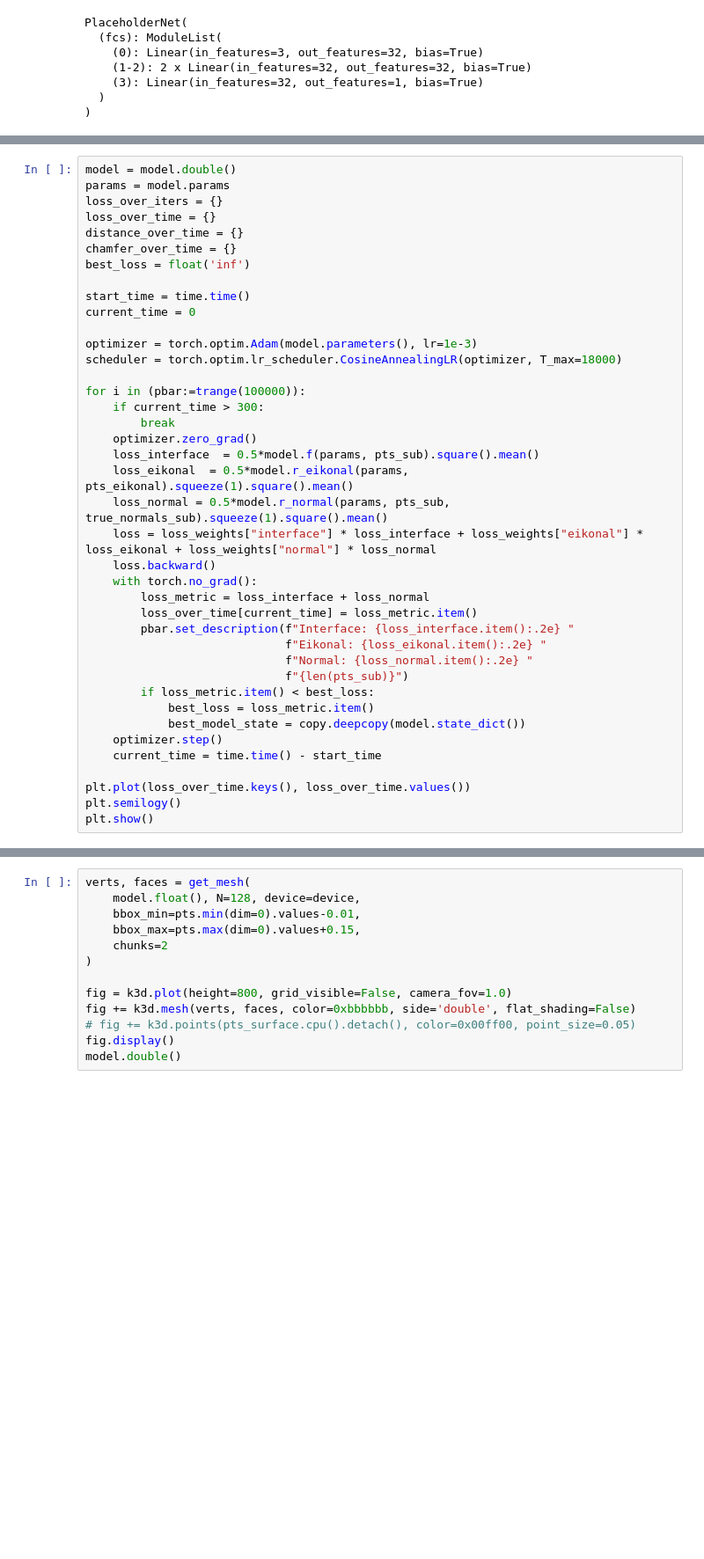
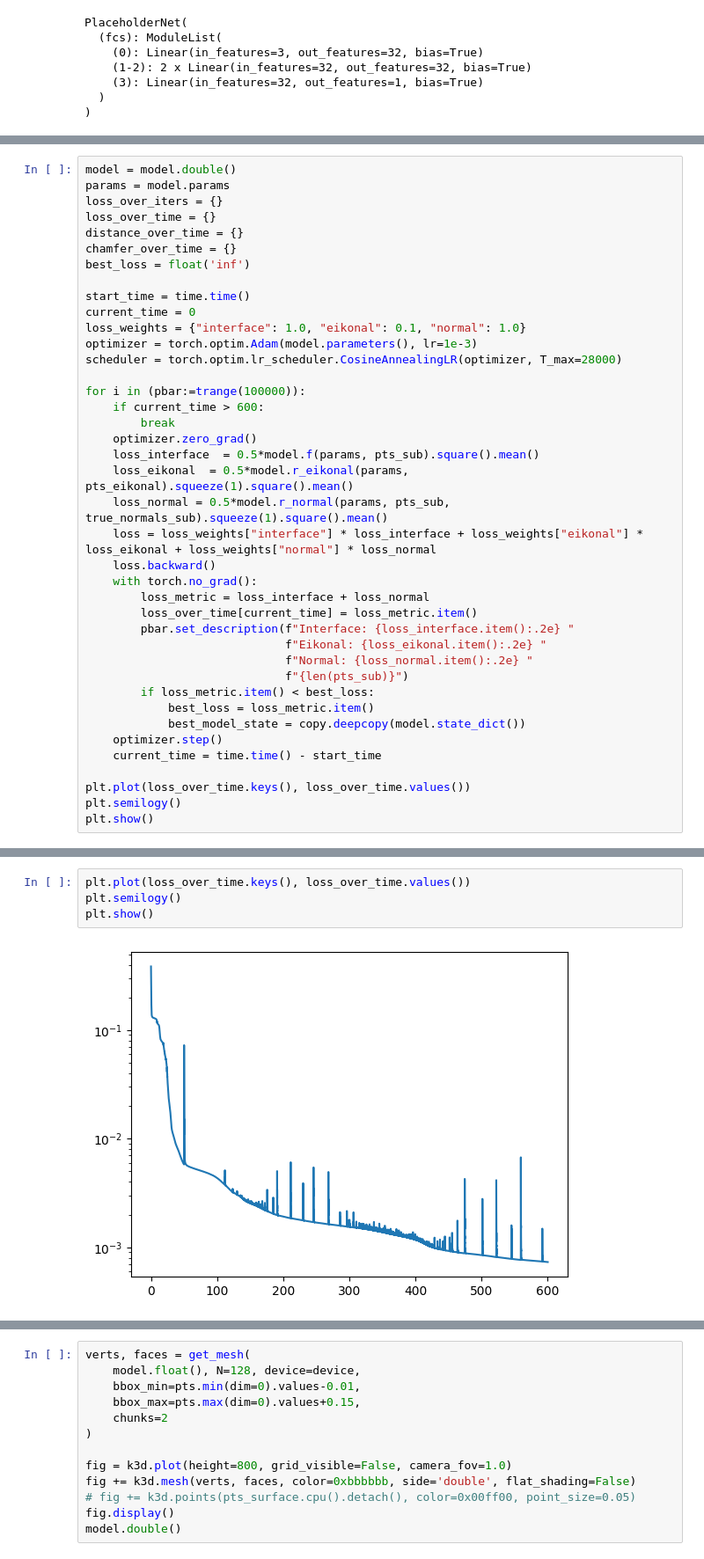
Before and after one commit to JamesAndrewKing/GaussNewtonShapes, a Jupyter notebook: notebooks/rockerarm.ipynb, the cells around one changed output, grey strips where cells are left out. Shown at 88% size. Cells and saved outputs as stored; diff of their text form; blank space fills up the shorter version.

```diff
--- a/notebooks/rockerarm.ipynb
+++ b/notebooks/rockerarm.ipynb
@@ -213,12 +214,12 @@ best_loss = float('inf')
 
 start_time = time.time()
 current_time = 0
-
+loss_weights = {"interface": 1.0, "eikonal": 0.1, "normal": 1.0}
 optimizer = torch.optim.Adam(model.parameters(), lr=1e-3)
-scheduler = torch.optim.lr_scheduler.CosineAnnealingLR(optimizer, T_max=18000)
+scheduler = torch.optim.lr_scheduler.CosineAnnealingLR(optimizer, T_max=28000)
 
 for i in (pbar:=trange(100000)):
-    if current_time > 300:
+    if current_time > 600:
         break
     optimizer.zero_grad()
     loss_interface  = 0.5*model.f(params, pts_sub).square().mean()
@@ -246,0 +256,6 @@ plt.show()
+# %%
+plt.plot(loss_over_time.keys(), loss_over_time.values())
+plt.semilogy()
+plt.show()
+# %% [output]
+[figure, added]
```
Also changed, not shown: parts of 9 cells of this notebook, 44 other files.
